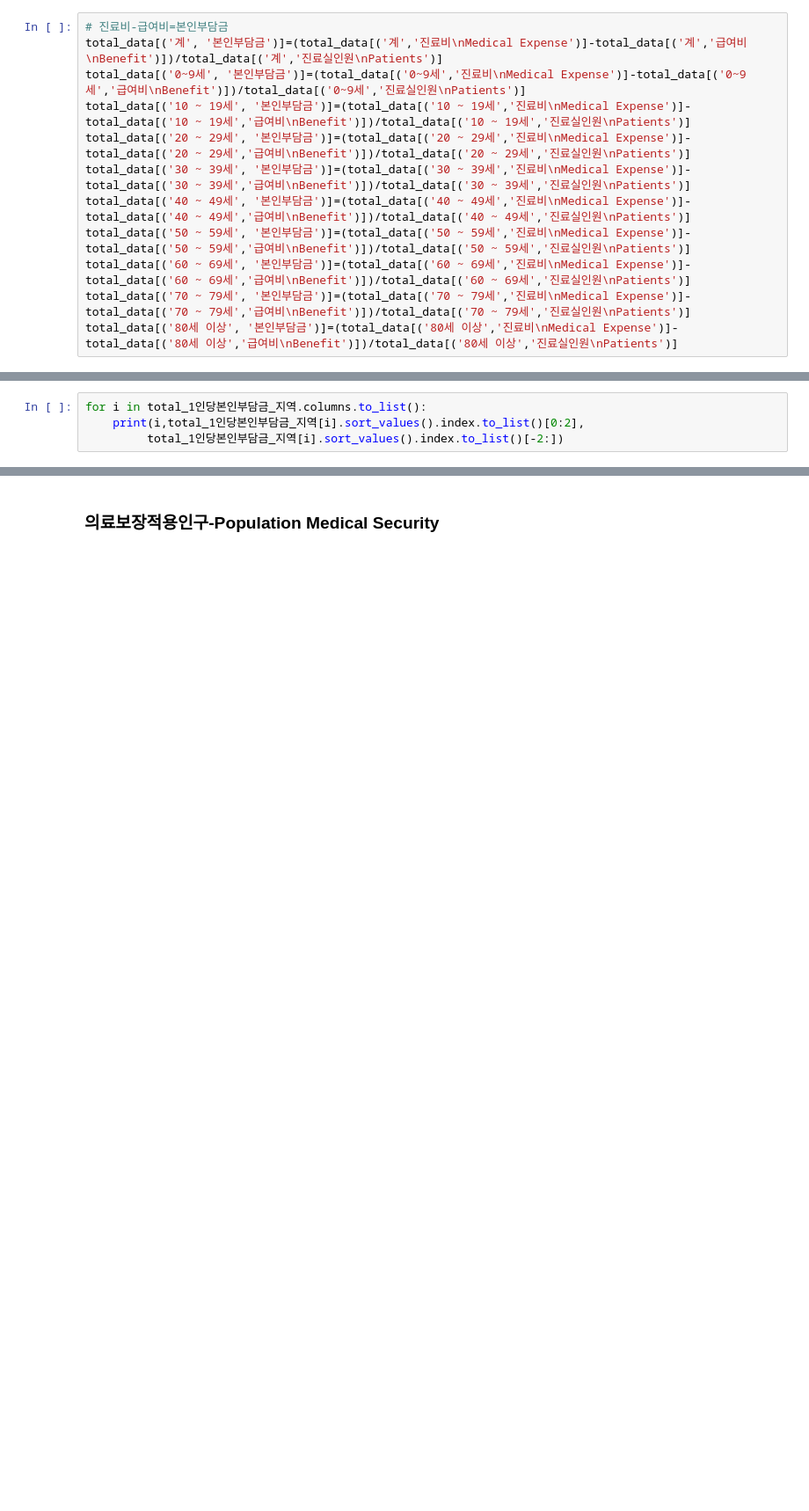
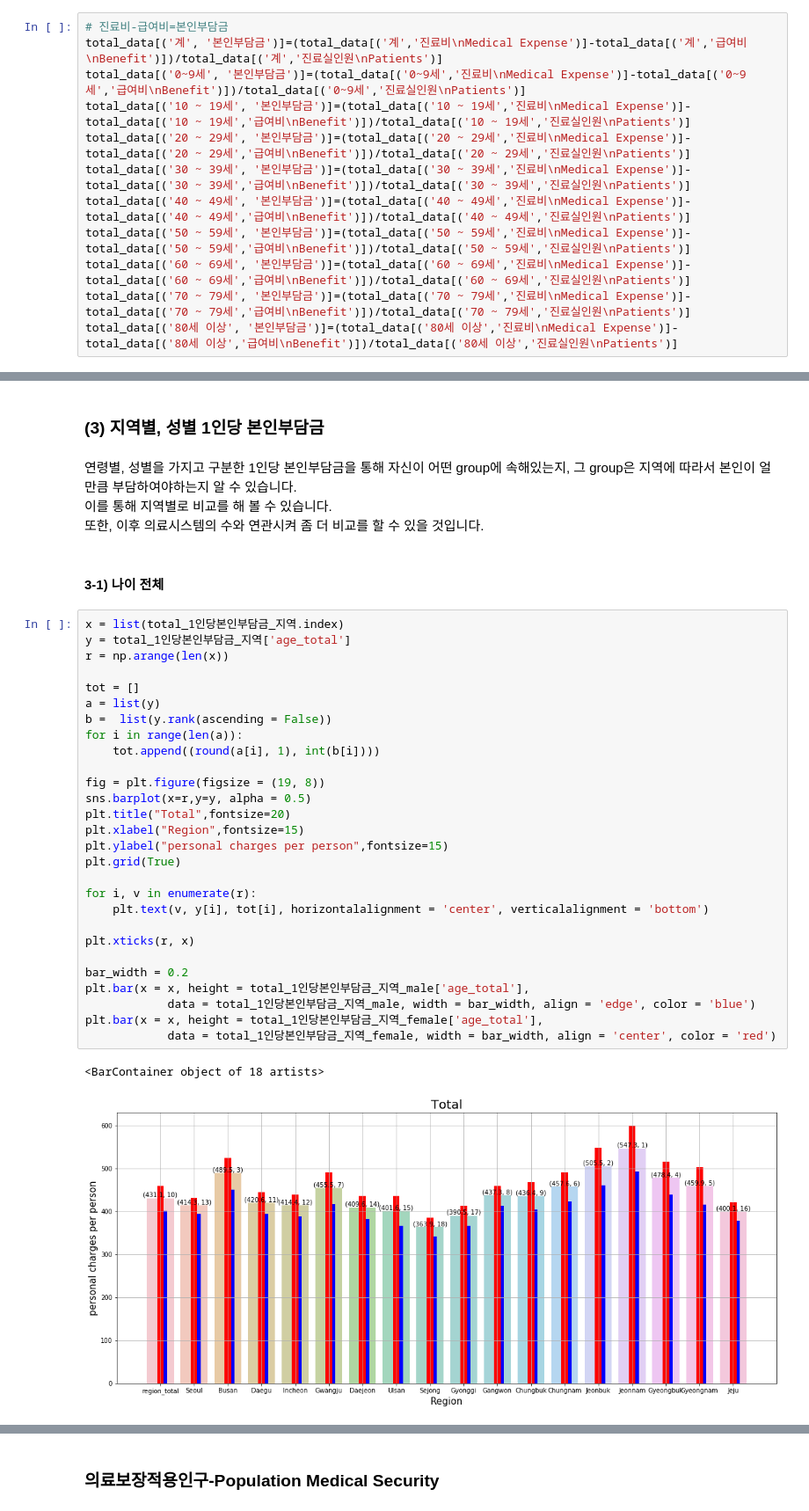
Before and after one commit to BCE-Lab/Introduction-to-Data-Science_140_2101, a Jupyter notebook: 김도형_박지우.ipynb, the cells around one changed output, grey strips where cells are left out. Shown at 88% size. Drawn from its saved outputs; the diff is of its cells as text; blank space fills up the shorter version.

```diff
--- a/김도형_박지우.ipynb
+++ b/김도형_박지우.ipynb
@@ -464,4 +162,0 @@ Name: above 80, dtype: object
-# %%
-for i in total_1인당본인부담금_지역.columns.to_list():
-    print(i,total_1인당본인부담금_지역[i].sort_values().index.to_list()[0:2],
-         total_1인당본인부담금_지역[i].sort_values().index.to_list()[-2:])
@@ -634,0 +211,39 @@ plt.grid(True)
+# %% [markdown]
+### (3) 지역별, 성별 1인당 본인부담금
+# %% [markdown]
+연령별, 성별을 가지고 구분한 1인당 본인부담금을 통해 자신이 어떤 group에 속해있는지, 그 group은 지역에 따라서 본인이 얼만큼 부담하여야하는지 알 수 있습니다. \
+이를 통해 지역별로 비교를 해 볼 수 있습니다. \
+또한, 이후 의료시스템의 수와 연관시켜 좀 더 비교를 할 수 있을 것입니다.
+# %% [markdown]
+#### 3-1) 나이 전체
+# %%
+x = list(total_1인당본인부담금_지역.index)
+y = total_1인당본인부담금_지역['age_total']
+r = np.arange(len(x))
+
+tot = []
+a = list(y)
+b =  list(y.rank(ascending = False))
+for i in range(len(a)):
+    tot.append((round(a[i], 1), int(b[i])))
+
+fig = plt.figure(figsize = (19, 8))
+sns.barplot(x=r,y=y, alpha = 0.5)
+plt.title("Total",fontsize=20)
+plt.xlabel("Region",fontsize=15)
+plt.ylabel("personal charges per person",fontsize=15)
+plt.grid(True)
+
+for i, v in enumerate(r):
+    plt.text(v, y[i], tot[i], horizontalalignment = 'center', verticalalignment = 'bottom')
+
+plt.xticks(r, x)
+
+bar_width = 0.2
+plt.bar(x = x, height = total_1인당본인부담금_지역_male['age_total'],
+            data = total_1인당본인부담금_지역_male, width = bar_width, align = 'edge', color = 'blue')
+plt.bar(x = x, height = total_1인당본인부담금_지역_female['age_total'],
+            data = total_1인당본인부담금_지역_female, width = bar_width, align = 'center', color = 'red')
+# %% [output]
+<BarContainer object of 18 artists>
+[figure, added]
```
Also changed, not shown: parts of 87 cells of this notebook.
